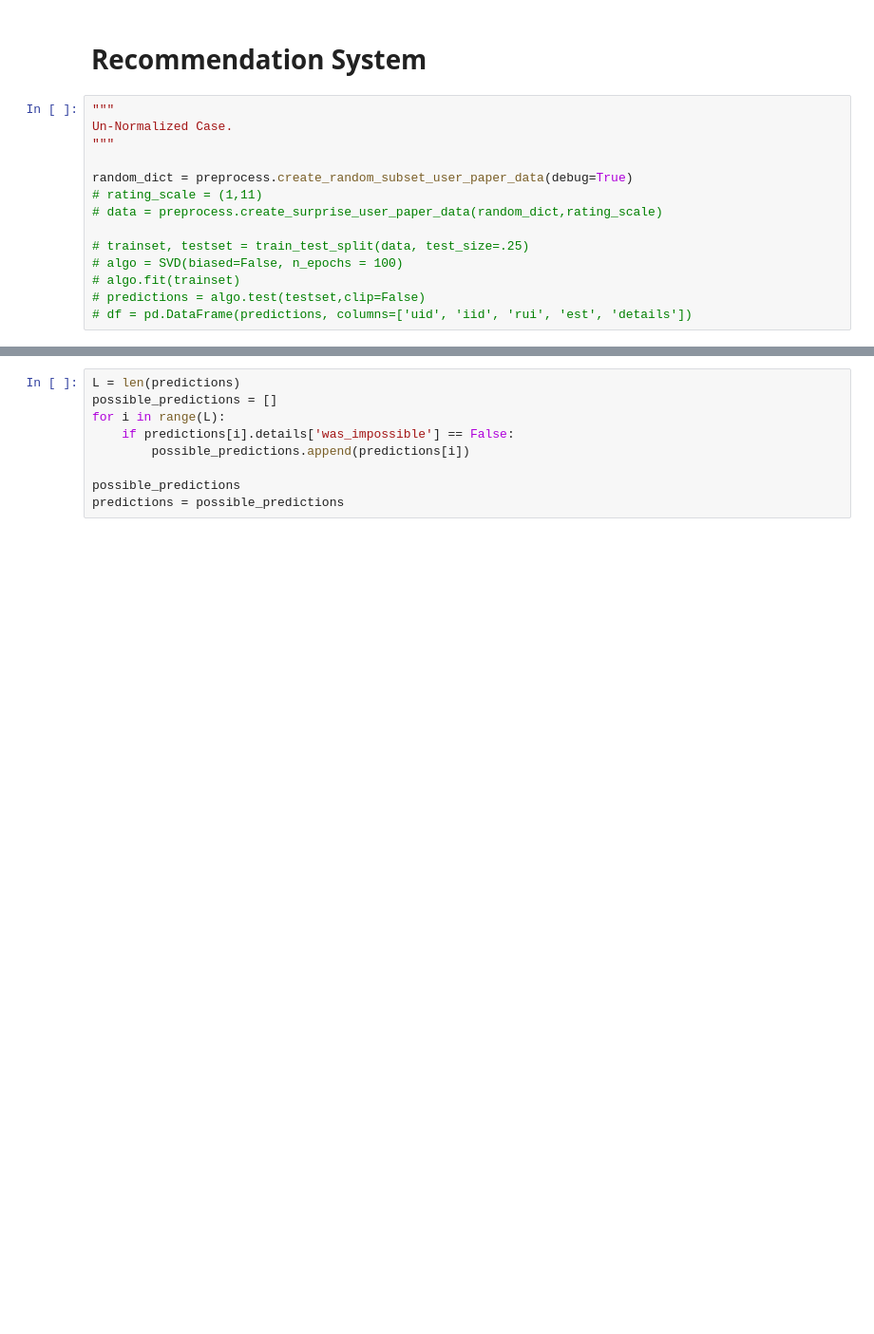
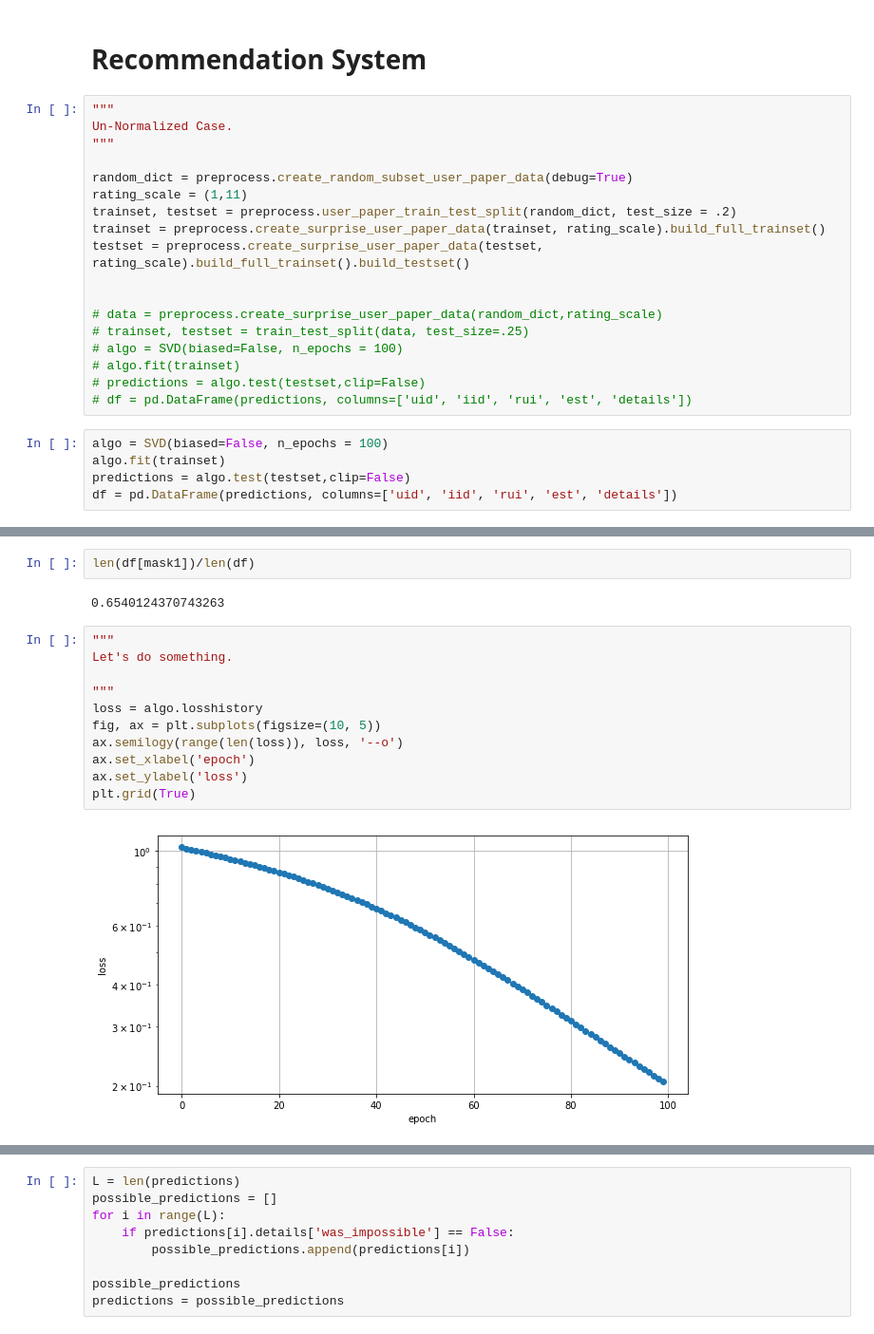
Before and after one commit to jpatrickpark/1003-project, a Jupyter notebook: notebooks/recommendationaccuracy.ipynb, the cells around one changed output, grey strips where cells are left out. Shown at 95% size. Saved outputs shown, nothing was run; the diff lists cells and outputs as text; blank space fills up the shorter version.

```diff
--- a/notebooks/recommendationaccuracy.ipynb
+++ b/notebooks/recommendationaccuracy.ipynb
@@ -100,11 +100,20 @@ Un-Normalized Case.
 """
 
 random_dict = preprocess.create_random_subset_user_paper_data(debug=True)
-# rating_scale = (1,11)
+rating_scale = (1,11)
+trainset, testset = preprocess.user_paper_train_test_split(random_dict, test_size = .2)
+trainset = preprocess.create_surprise_user_paper_data(trainset, rating_scale).build_full_trainset()
+testset = preprocess.create_surprise_user_paper_data(testset, rating_scale).build_full_trainset().build_testset()
+
+
 # data = preprocess.create_surprise_user_paper_data(random_dict,rating_scale)
-
 # trainset, testset = train_test_split(data, test_size=.25)
 # algo = SVD(biased=False, n_epochs = 100)
 # algo.fit(trainset)
 # predictions = algo.test(testset,clip=False)
 # df = pd.DataFrame(predictions, columns=['uid', 'iid', 'rui', 'est', 'details'])
+# %%
+algo = SVD(biased=False, n_epochs = 100)
+algo.fit(trainset)
+predictions = algo.test(testset,clip=False)
+df = pd.DataFrame(predictions, columns=['uid', 'iid', 'rui', 'est', 'details'])
@@ -137,0 +130,17 @@ df[mask1]
+# %%
+len(df[mask1])/len(df)
+# %% [output]
+0.6540124370743263
+# %%
+"""
+Let's do something.
+
+"""
+loss = algo.losshistory
+fig, ax = plt.subplots(figsize=(10, 5))
+ax.semilogy(range(len(loss)), loss, '--o')
+ax.set_xlabel('epoch')
+ax.set_ylabel('loss')
+plt.grid(True)
+# %% [output]
+[figure, added]
```
Also changed, not shown: parts of 7 cells of this notebook.
